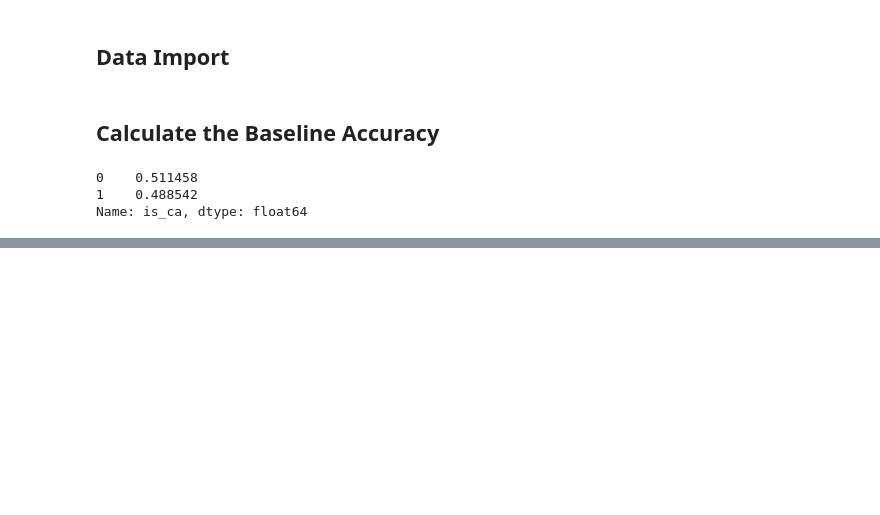
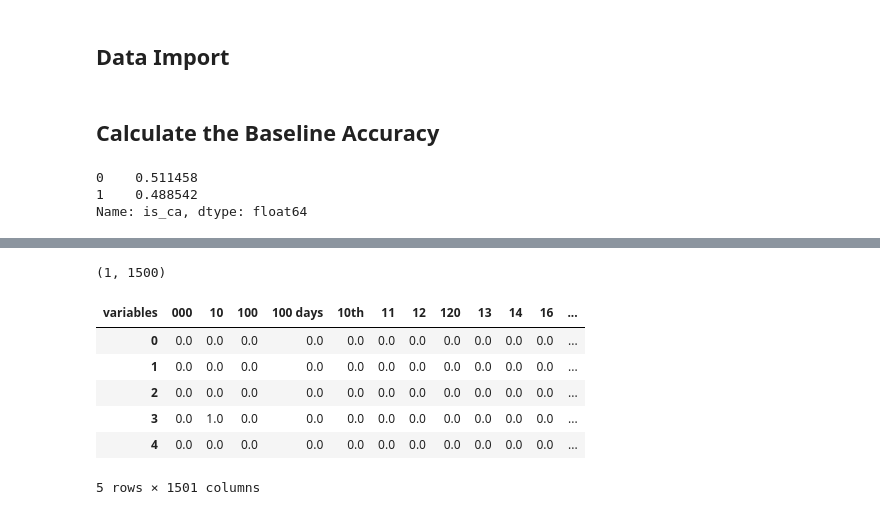
Before and after one commit to pwalesdi/GA_Project_3, a Jupyter notebook: Project_3_Data_Modeling.ipynb, the cells around one changed output, grey strips where cells are left out. Drawn from its saved outputs; the diff is of its cells as text; code cells hidden in the pictures; blank space fills up the shorter version.

```diff
--- a/Project_3_Data_Modeling.ipynb
+++ b/Project_3_Data_Modeling.ipynb
@@ -173,8 +277,17 @@ print(f'Sensitivity: {round(sens,4)}')
 # %%
 coef_df = pd.DataFrame({'variables':X_train_df.columns})
 print(lr.coef_.shape)
-coe = pd.DataFrame({'ß - Beta':np.squeeze(np.exp(lr.coef_))})
+coe = pd.DataFrame({'ß - Beta':np.squeeze(lr.coef_)})
 coef_df = pd.concat([coef_df, coe], axis=1)
 values = pd.DataFrame(X_train_df, index=list(range(0,2049)), columns=coef_df['variables'])
 values['CA_Post'] = y
 values.head()
+# %% [output]
+(1, 1500)
+| variables | 000 | 10 | 100 | 100 days | 10th | 11 | 12 | 120 | 13 | 14 | 16 | ... |
+| 0 | 0.0 | 0.0 | 0.0 | 0.0 | 0.0 | 0.0 | 0.0 | 0.0 | 0.0 | 0.0 | 0.0 | ... |
+| 1 | 0.0 | 0.0 | 0.0 | 0.0 | 0.0 | 0.0 | 0.0 | 0.0 | 0.0 | 0.0 | 0.0 | ... |
+| 2 | 0.0 | 0.0 | 0.0 | 0.0 | 0.0 | 0.0 | 0.0 | 0.0 | 0.0 | 0.0 | 0.0 | ... |
+| 3 | 0.0 | 1.0 | 0.0 | 0.0 | 0.0 | 0.0 | 0.0 | 0.0 | 0.0 | 0.0 | 0.0 | ... |
+| 4 | 0.0 | 0.0 | 0.0 | 0.0 | 0.0 | 0.0 | 0.0 | 0.0 | 0.0 | 0.0 | 0.0 | ... |
+5 rows × 1501 columns
```
Also changed, not shown: parts of 35 cells of this notebook.
